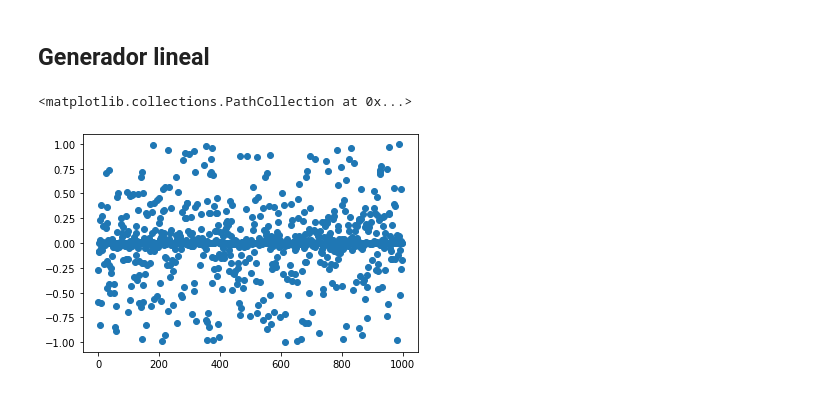
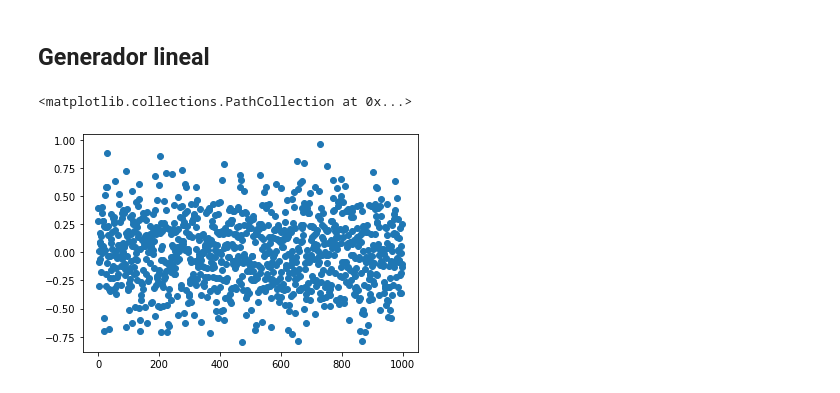
Before and after one commit to CR-Reyes/Fiscomp, a Jupyter notebook: RandomNumbers.ipynb, the cells around one changed output. Drawn from its saved outputs; the diff is of its cells as text; code cells hidden in the pictures.

```diff
--- a/RandomNumbers.ipynb
+++ b/RandomNumbers.ipynb
@@ -128,9 +130,15 @@ def gauss_inv(x):
+# %%
+def gaussian_noice(mu=0, sigma=0.3):
+    u1 = random.random()
+    u2 = random.random()
+    box_muller1 = np.sqrt(-2*np.log(u1))*np.cos(np.pi*u2)
+    #box_muller2 = np.sqrt(-2*np.log(u1))*np.sin(np.pi*u2)
+    return box_muller1*sigma + mu
 # %%
 rand1D_gauss = np.zeros([12000, 1])
 for i in range(12000):
-    inverse = gauss_inv(random.random())
-    rand1D_gauss[i] = random.choice([1,-1])*np.exp(-5*inverse**2)
+    rand1D_gauss[i] = gaussian_noice()
 plt.scatter(np.arange(1000), rand1D_gauss[:1000])
 # %% [output]
 <matplotlib.collections.PathCollection at 0x...>
-[figure, old version]
+[figure, new version]
```
Also changed, not shown: parts of 4 cells of this notebook.
